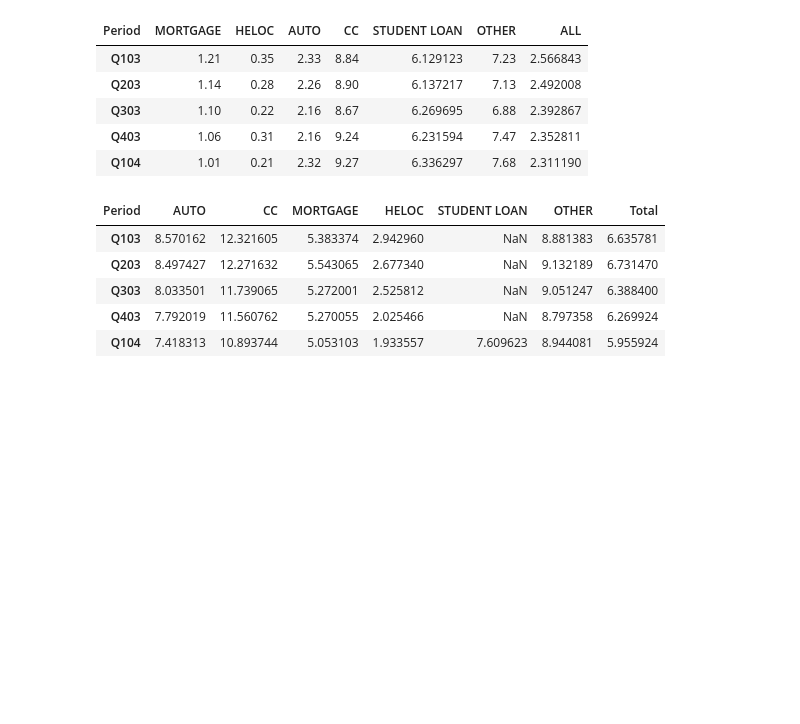
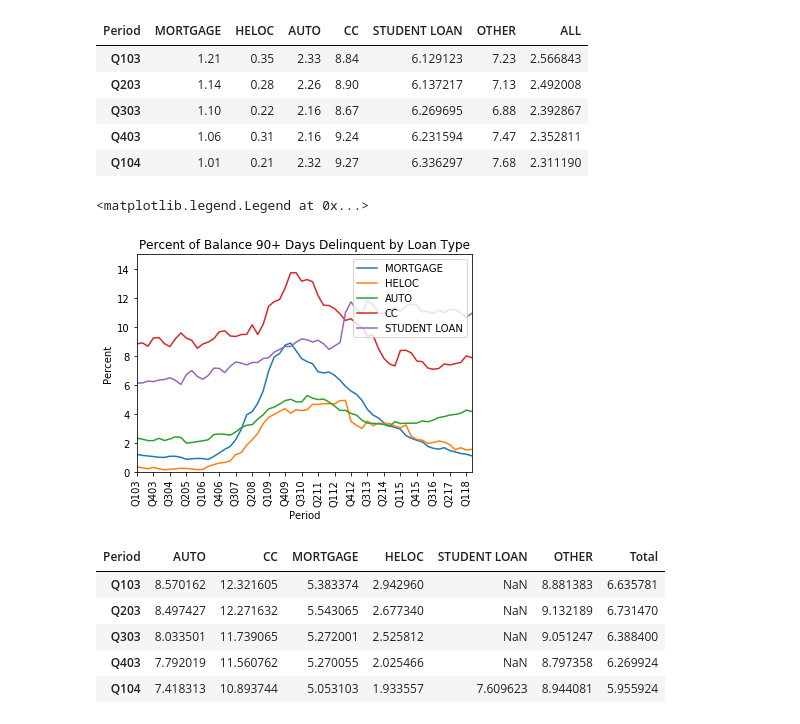
Before and after one commit to bowielh/Project1_Group1, a Jupyter notebook: Housing_Bubble.ipynb, the cells around one changed output. Saved outputs shown, nothing was run; the diff lists cells and outputs as text; code cells hidden in the pictures; blank space fills up the shorter version.

```diff
--- a/Housing_Bubble.ipynb
+++ b/Housing_Bubble.ipynb
@@ -170,6 +212,29 @@ df_90.head()
 | Q303 | 1.10 | 0.22 | 2.16 | 8.67 | 6.269695 | 6.88 | 2.392867 |
 | Q403 | 1.06 | 0.31 | 2.16 | 9.24 | 6.231594 | 7.47 | 2.352811 |
 | Q104 | 1.01 | 0.21 | 2.32 | 9.27 | 6.336297 | 7.68 | 2.311190 |
+# %%
+# Create fig and ax
+fig90 = plt.figure()
+ax90 = plt.axes()
+
+# Use plot, not scatterplot, for efficiency and performance
+ax90.plot(df_90.index, df_90['MORTGAGE'],  ls = '-')
+ax90.plot(df_90.index, df_90['HELOC'],  ls = '-')
+ax90.plot(df_90.index, df_90['AUTO'],  ls = '-')
+ax90.plot(df_90.index, df_90['CC'],  ls = '-')
+ax90.plot(df_90.index, df_90['STUDENT LOAN'],  ls = '-')
+
+ax90.set(title = 'Percent of Balance 90+ Days Delinquent by Loan Type',
+       ylabel = 'Percent',
+       xlabel = 'Period',
+       ylim = (0, 15),
+       xlim = ('Q103', 'Q218'))
+ax90.set_xticks(ax90.get_xticks()[::3])
+ax90.set_xticklabels(labels = quarters[1::3], rotation = 90)
+ax90.legend(loc = 'upper right')
+# %% [output]
+<matplotlib.legend.Legend at 0x...>
+[figure, added]
 # %%
 df_new = df13
 df_new.columns = quarters
```
Also changed, not shown: parts of 8 cells of this notebook.
